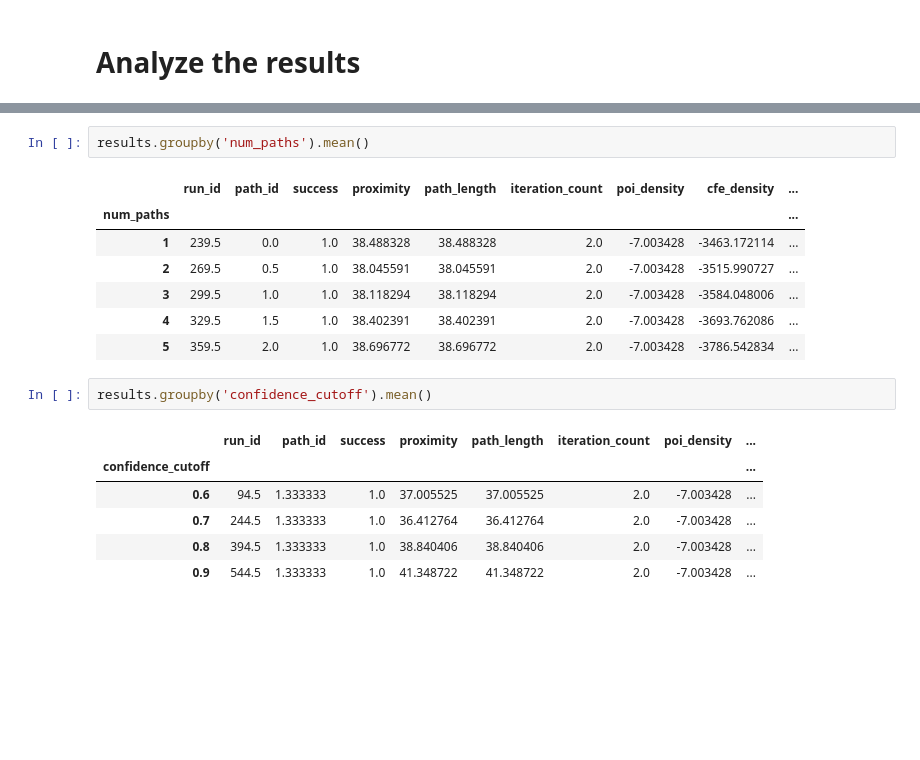
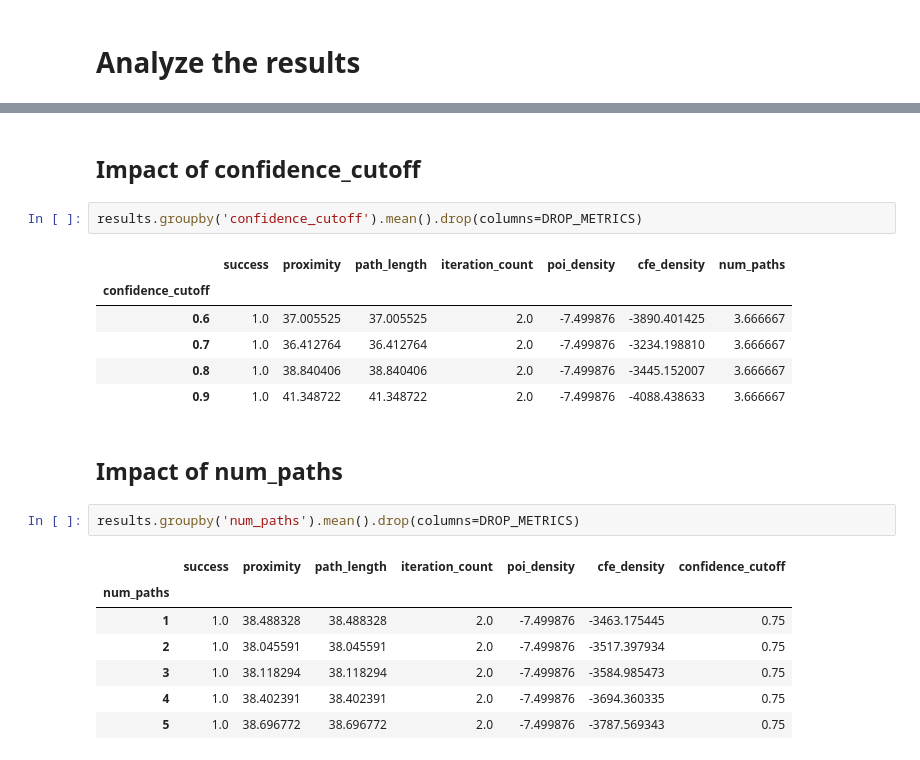
Before and after one commit to jakeval/MRMC, a Jupyter notebook: experiment_analysis/dice/dice_hyperparam.ipynb, the cells around one changed output, grey strips where cells are left out. Saved outputs shown, nothing was run; the diff lists cells and outputs as text; blank space fills up the shorter version.

```diff
--- a/experiment_analysis/dice/dice_hyperparam.ipynb
+++ b/experiment_analysis/dice/dice_hyperparam.ipynb
@@ -257,19 +208,23 @@ DiCE is not sensitive to num_paths or confidence_cutoff
+# %% [markdown]
+## Impact of confidence_cutoff
+# %%
+results.groupby('confidence_cutoff').mean().drop(columns=DROP_METRICS)
+# %% [output]
+|  | success | proximity | path_length | iteration_count | poi_density | cfe_density | num_paths |
+| confidence_cutoff |  |  |  |  |  |  |  |
+| 0.6 | 1.0 | 37.005525 | 37.005525 | 2.0 | -7.499876 | -3890.401425 | 3.666667 |
+| 0.7 | 1.0 | 36.412764 | 36.412764 | 2.0 | -7.499876 | -3234.198810 | 3.666667 |
+| 0.8 | 1.0 | 38.840406 | 38.840406 | 2.0 | -7.499876 | -3445.152007 | 3.666667 |
+| 0.9 | 1.0 | 41.348722 | 41.348722 | 2.0 | -7.499876 | -4088.438633 | 3.666667 |
+# %% [markdown]
+## Impact of num_paths
 # %%
-results.groupby('num_paths').mean()
+results.groupby('num_paths').mean().drop(columns=DROP_METRICS)
 # %% [output]
-|  | run_id | path_id | success | proximity | path_length | iteration_count | poi_density | cfe_density | ... |
-| num_paths |  |  |  |  |  |  |  |  | ... |
-| 1 | 239.5 | 0.0 | 1.0 | 38.488328 | 38.488328 | 2.0 | -7.003428 | -3463.172114 | ... |
-| 2 | 269.5 | 0.5 | 1.0 | 38.045591 | 38.045591 | 2.0 | -7.003428 | -3515.990727 | ... |
-| 3 | 299.5 | 1.0 | 1.0 | 38.118294 | 38.118294 | 2.0 | -7.003428 | -3584.048006 | ... |
-| 4 | 329.5 | 1.5 | 1.0 | 38.402391 | 38.402391 | 2.0 | -7.003428 | -3693.762086 | ... |
-| 5 | 359.5 | 2.0 | 1.0 | 38.696772 | 38.696772 | 2.0 | -7.003428 | -3786.542834 | ... |
+|  | success | proximity | path_length | iteration_count | poi_density | cfe_density | confidence_cutoff |
+| num_paths |  |  |  |  |  |  |  |
+| 1 | 1.0 | 38.488328 | 38.488328 | 2.0 | -7.499876 | -3463.175445 | 0.75 |
+| 2 | 1.0 | 38.045591 | 38.045591 | 2.0 | -7.499876 | -3517.397934 | 0.75 |
+| 3 | 1.0 | 38.118294 | 38.118294 | 2.0 | -7.499876 | -3584.985473 | 0.75 |
+| 4 | 1.0 | 38.402391 | 38.402391 | 2.0 | -7.499876 | -3694.360335 | 0.75 |
+| 5 | 1.0 | 38.696772 | 38.696772 | 2.0 | -7.499876 | -3787.569343 | 0.75 |
-# %%
-results.groupby('confidence_cutoff').mean()
-# %% [output]
-|  | run_id | path_id | success | proximity | path_length | iteration_count | poi_density | ... |
-| confidence_cutoff |  |  |  |  |  |  |  | ... |
-| 0.6 | 94.5 | 1.333333 | 1.0 | 37.005525 | 37.005525 | 2.0 | -7.003428 | ... |
-| 0.7 | 244.5 | 1.333333 | 1.0 | 36.412764 | 36.412764 | 2.0 | -7.003428 | ... |
-| 0.8 | 394.5 | 1.333333 | 1.0 | 38.840406 | 38.840406 | 2.0 | -7.003428 | ... |
-| 0.9 | 544.5 | 1.333333 | 1.0 | 41.348722 | 41.348722 | 2.0 | -7.003428 | ... |
```
Also changed, not shown: parts of 30 cells of this notebook, 1 other file.
